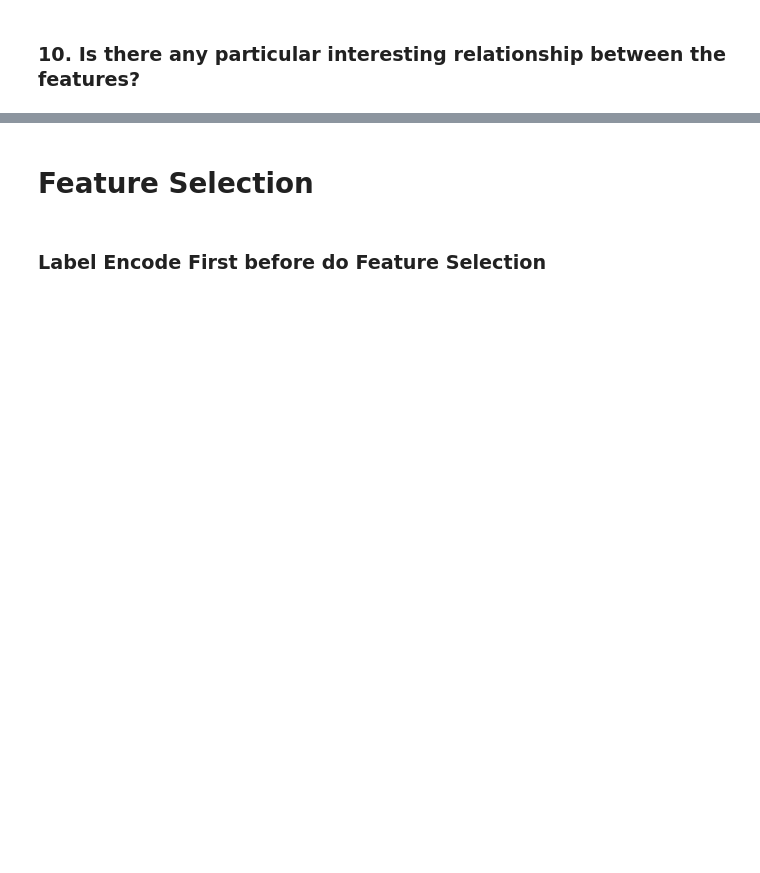
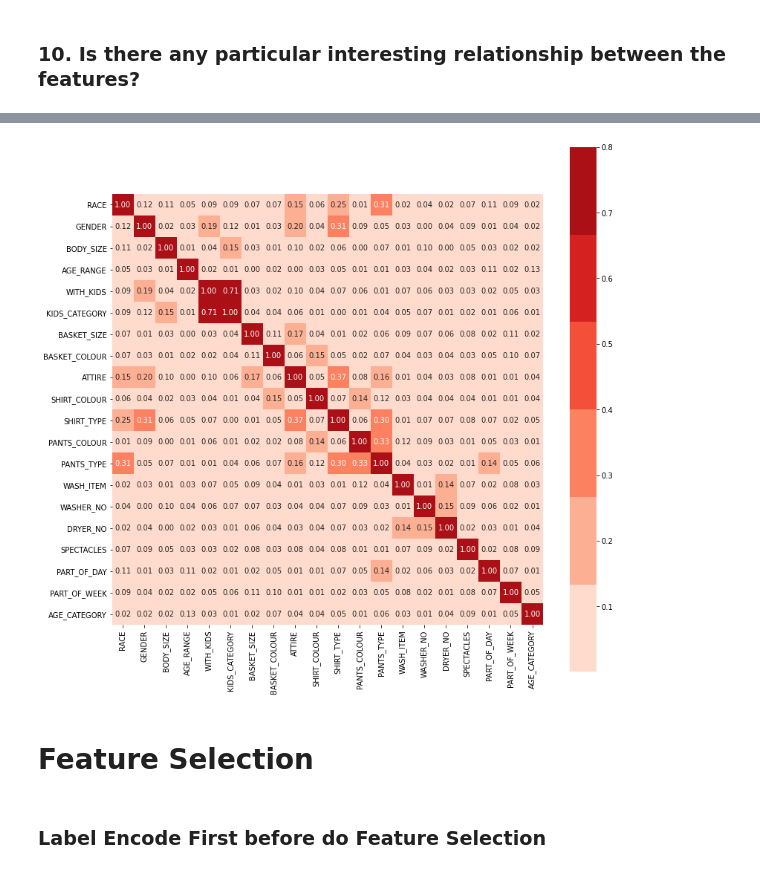
Before and after one commit to mzamfirdaus/dataminingproject, a Jupyter notebook: datapreprocessing_v2.ipynb, the cells around one changed output, grey strips where cells are left out. Drawn from its saved outputs; the diff is of its cells as text; code cells hidden in the pictures; blank space fills up the shorter version.

```diff
--- a/datapreprocessing_v2.ipynb
+++ b/datapreprocessing_v2.ipynb
@@ -1173,3 +1227,10 @@ alt.Chart(femaleWithKids).mark_bar().encode(
+# %%
+corr_matrix  = q9.corr().abs()
+plt.figure(figsize=(13,13))
+sns.heatmap(corr_matrix, vmax=.8, square=True, annot=True, fmt='.2f', annot_kws={'size':10}, cmap=sns.color_palette("Reds"))
+plt.show()
+# %% [output]
+[figure, added]
 # %% [markdown]
 # Feature Selection
 # %%
```
Also changed, not shown: parts of 20 cells of this notebook.
